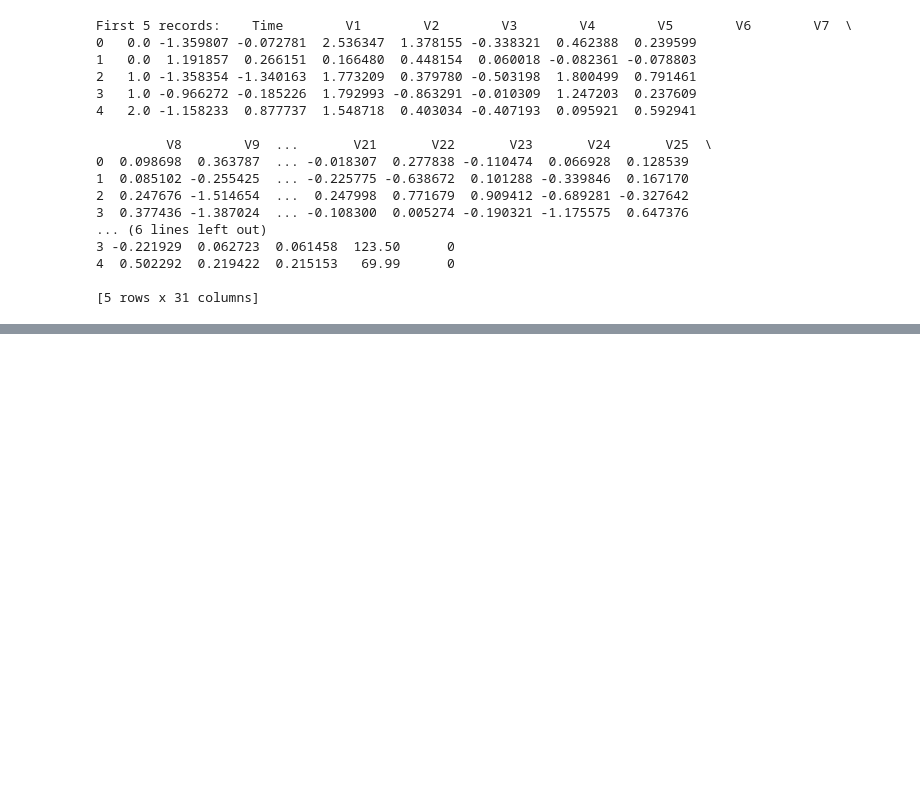
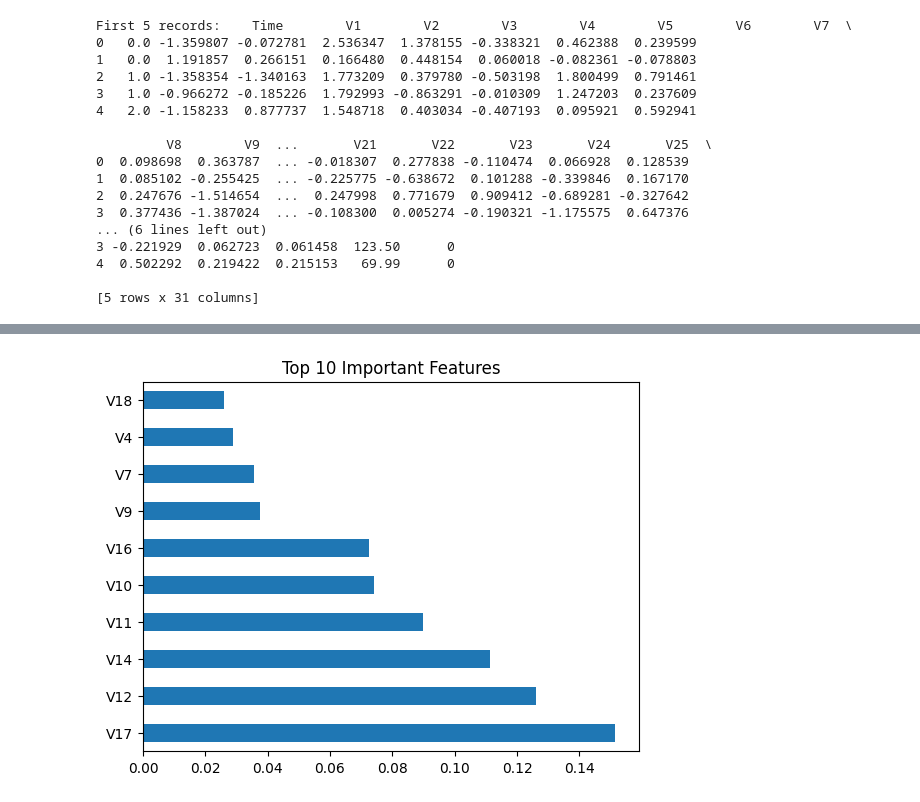
Before and after one commit to DEVang0876/Oasis, a Jupyter notebook: week4/ Autocomplete and Autocorrect Data Analytics /autocomplete_and_autocorrect_data_analysis.ipynb, the cells around one changed output, grey strips where cells are left out. Cells and saved outputs as stored; diff of their text form; code cells hidden in the pictures; blank space fills up the shorter version.

```diff
--- a/week4/ Autocomplete and Autocorrect Data Analytics /autocomplete_and_autocorrect_data_analysis.ipynb
+++ b/week4/ Autocomplete and Autocorrect Data Analytics /autocomplete_and_autocorrect_data_analysis.ipynb
@@ -36,0 +132,10 @@ First 5 records:    Time        V1        V2        V3        V4        V5
+# %%
+# Train/Test Split
+X_train, X_test, y_train, y_test = train_test_split(X_scaled, y, test_size=0.3, random_state=42)
+# %%
+# Random Forest Classifier
+model = RandomForestClassifier(n_estimators=100, random_state=42)
+model.fit(X_train, y_train)
+y_pred = model.predict(X_test)
+
+# ------------------------------
@@ -36,0 +166,7 @@ First 5 records:    Time        V1        V2        V3        V4        V5
+# %%
+# Feature Importance
+feature_importance = pd.Series(model.feature_importances_, index=X.columns)
+feature_importance.nlargest(10).plot(kind='barh', title="Top 10 Important Features")
+plt.show()
+# %% [output]
+[figure, added]
```
Also changed, not shown: parts of 10 cells of this notebook.
